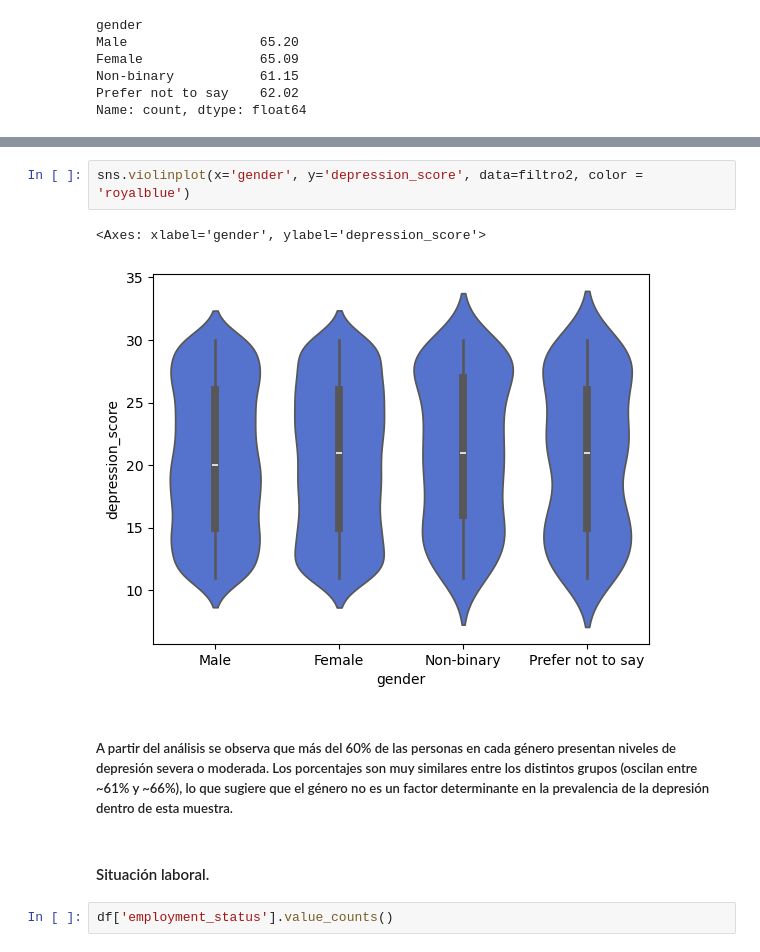
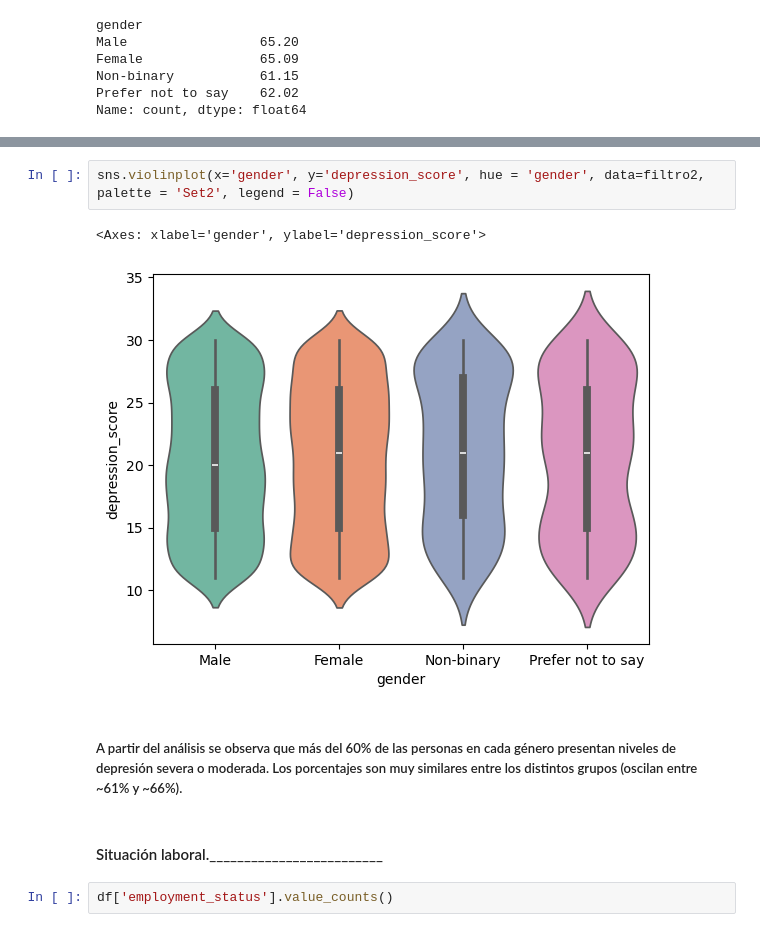
Before and after one commit to MEugenia96/analisis-saludmental, a Jupyter notebook: Proyecto_MentalHealth.ipynb, the cells around one changed output, grey strips where cells are left out. Drawn from its saved outputs; the diff is of its cells as text.

```diff
--- a/Proyecto_MentalHealth.ipynb
+++ b/Proyecto_MentalHealth.ipynb
@@ -442,12 +438,12 @@ porcentaje2.plot(kind='bar', color='darkgray')
 # %%
-sns.violinplot(x='gender', y='depression_score', data=filtro2, color = 'royalblue')
+sns.violinplot(x='gender', y='depression_score', hue = 'gender', data=filtro2, palette = 'Set2', legend = False)
 # %% [output]
 <Axes: xlabel='gender', ylabel='depression_score'>
-[figure, old version]
+[figure, new version]
 # %% [markdown]
-##### A partir del análisis se observa que más del 60% de las personas en cada género presentan niveles de depresión severa o moderada. Los porcentajes son muy similares entre los distintos grupos (oscilan entre ~61% y ~66%), lo que sugiere que el género no es un factor determinante en la prevalencia de la depresión dentro de esta muestra.
+##### A partir del análisis se observa que más del 60% de las personas en cada género presentan niveles de depresión severa o moderada. Los porcentajes son muy similares entre los distintos grupos (oscilan entre ~61% y ~66%).
 # %% [markdown]
-#### Situación laboral.
+#### Situación laboral._________________________
 # %%
 df['employment_status'].value_counts()
 # %% [output]
```
Also changed, not shown: parts of 40 cells of this notebook.
